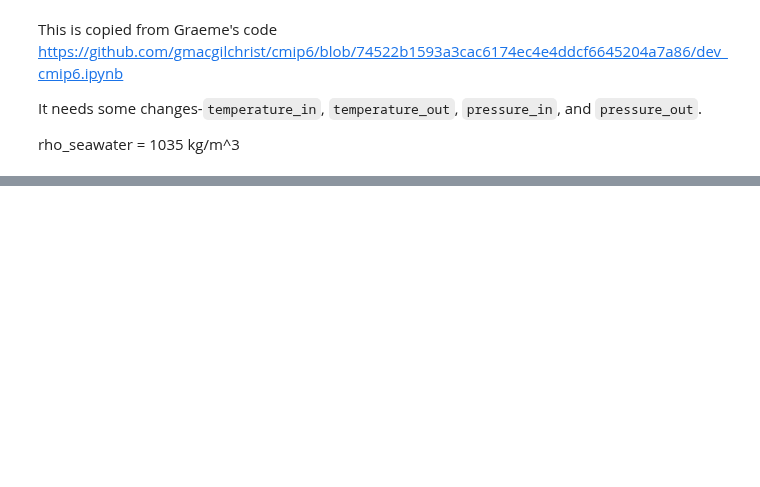
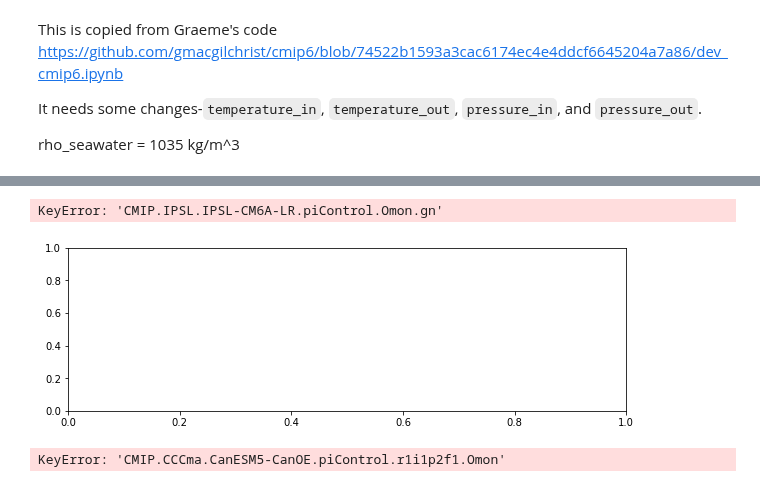
Before and after one commit to gmacgilchrist/seniorthesis, a Jupyter notebook: notebooks/pco2_calc.ipynb, the cells around one changed output, grey strips where cells are left out. Saved outputs shown, nothing was run; the diff lists cells and outputs as text; code cells hidden in the pictures; blank space fills up the shorter version.

Commit message:
pco2 calculation but with an error in aggregation

```diff
--- a/notebooks/pco2_calc.ipynb
+++ b/notebooks/pco2_calc.ipynb
@@ -16,13 +16,3 @@ import gsw
 warnings.filterwarnings("ignore")
 # %%
 col = intake.open_esm_datastore("https://storage.googleapis.com/cmip6/pangeo-cmip6.json")
-# %%
-cat = col.search(source_id = ['CanESM5-CanOE', 'CanESM5', 'ACCESS-ESM1-5',
-                        'MPI-ESM-1-2-HAM', 'IPSL-CM6A-LR', 'MIROC-ES2L',
-                        'MPI-ESM1-2-HR', 'MPI-ESM1-2-LR', 'NorCPM1',
-                        'NorESM1-F', 'NorESM2-LM', 'NorESM2-MM', 'GFDL-ESM4'], variable_id= ['so', 'thetao', 'dissic', 'talk'], experiment_id= 'piControl', table_id = 'Omon', grid_label = 'gn')
-dd = cat.to_dataset_dict(
-    zarr_kwargs={'consolidated': True, 'use_cftime':True},
-    storage_options={'token': 'anon'},
-    preprocess=combined_preprocessing,
-    aggregate=False)
@@ -137,7 +184,31 @@ Bicarbonate ion (type `7`) in μmol·kg−1.
 `"pH_total"/"pH_total_out"`: pH at input/output conditions on the Total scale.
 # %%
 def calc_PpCO2(ds):
-    p = gsw.p_from_z(ds['lev'], ds['lat'], geo_strf_dyn_height=0, sea_surface_geopotential=0)
-    insitutemp = 0   # 0 is just a filler rn
+    p = gsw.p_from_z(ds['lev'], ds['y'], geo_strf_dyn_height=0, sea_surface_geopotential=0)
+    insitutemp = gsw.t_from_CT(ds['talk'], ds['thetao'], p)  # 0 is just a filler rn
     results = pyco2.sys(par1=ds['talk']*1035.0,par2=ds['dissic']*1035.0,par1_type=1,par2_type=2,pressure_out=0, temperature_out = ds['thetao'], pressure = p, temperature = insitutemp)
     return ds['talk'].copy(data=results['pCO2'])
+
+def meridionalsection(ax,da,clims=None,title=None):
+    im = ax.pcolormesh(da['y'],da['lev'],da)
+    if clims is not None:
+        im.set_clim(clims)
+    ax.set_xlim([-80,60])
+    ax.invert_yaxis()
+    plt.colorbar(im,ax=ax)
+    ax.set_title(title)
+# %%
+fig, ax = plt.subplots(figsize=[10,3])
+ds = dd[].isel(time=0).sel(x=slice(180,200)).mean('x',keep_attrs=True)
+if 'member_id' in ds.dims:
+    ds = ds.isel(member_id=0)
+pco2 = calc_PpCO2(ds)
+sigma2 = calc_sigma2(ds)
+meridionalsection_with_sigma2(ax,pco2,clims=[500,2500],title=ds.attrs['intake_esm_dataset_key'])
+# %% [output]
+KeyError: 'CMIP.IPSL.IPSL-CM6A-LR.piControl.Omon.gn'
+[figure, added]
+# %%
+dd['CMIP.CCCma.CanESM5-CanOE.piControl.r1i1p2f1.Omon']
+# %% [output]
+KeyError: 'CMIP.CCCma.CanESM5-CanOE.piControl.r1i1p2f1.Omon'
```
Also changed, not shown: parts of 5 cells of this notebook.
